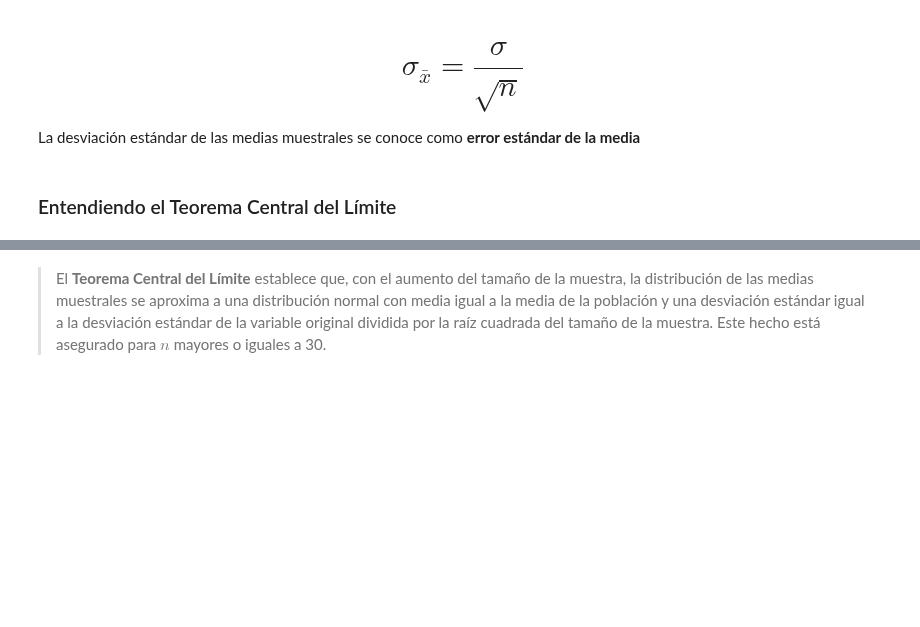
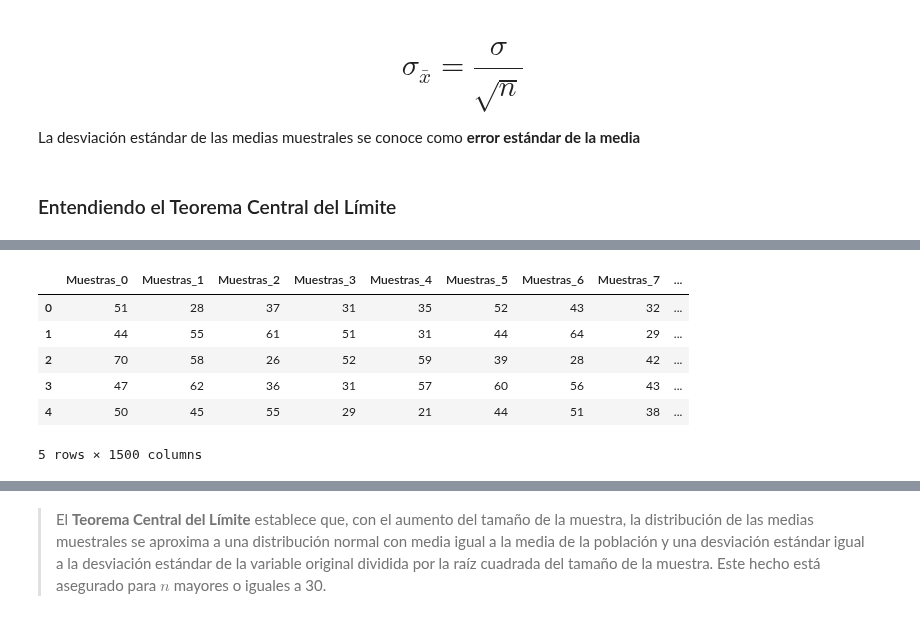
Before and after one commit to r2x4/machine_alura_oracle, a Jupyter notebook: probabilidad_y_muestreo/Inicial.ipynb, the cells around one changed output, grey strips where cells are left out. Saved outputs shown, nothing was run; the diff lists cells and outputs as text; code cells hidden in the pictures; blank space fills up the shorter version.

```diff
--- a/probabilidad_y_muestreo/Inicial.ipynb
+++ b/probabilidad_y_muestreo/Inicial.ipynb
@@ -1049,0 +1117,18 @@ La desviación estándar de las medias muestrales se conoce como **error estánd
+# %%
+diccionario_muestras = {}
+
+for i in range(total_muestras):
+    muestra = datos.Edad.sample(n).reset_index(drop=True)
+    diccionario_muestras[f'Muestras_{i}'] = muestra
+
+muestras = pd.DataFrame(diccionario_muestras)
+# %%
+muestras.head()
+# %% [output]
+|  | Muestras_0 | Muestras_1 | Muestras_2 | Muestras_3 | Muestras_4 | Muestras_5 | Muestras_6 | Muestras_7 | ... |
+| 0 | 51 | 28 | 37 | 31 | 35 | 52 | 43 | 32 | ... |
+| 1 | 44 | 55 | 61 | 51 | 31 | 44 | 64 | 29 | ... |
+| 2 | 70 | 58 | 26 | 52 | 59 | 39 | 28 | 42 | ... |
+| 3 | 47 | 62 | 36 | 31 | 57 | 60 | 56 | 43 | ... |
+| 4 | 50 | 45 | 55 | 29 | 21 | 44 | 51 | 38 | ... |
+5 rows × 1500 columns
```
Also changed, not shown: parts of 16 cells of this notebook.
